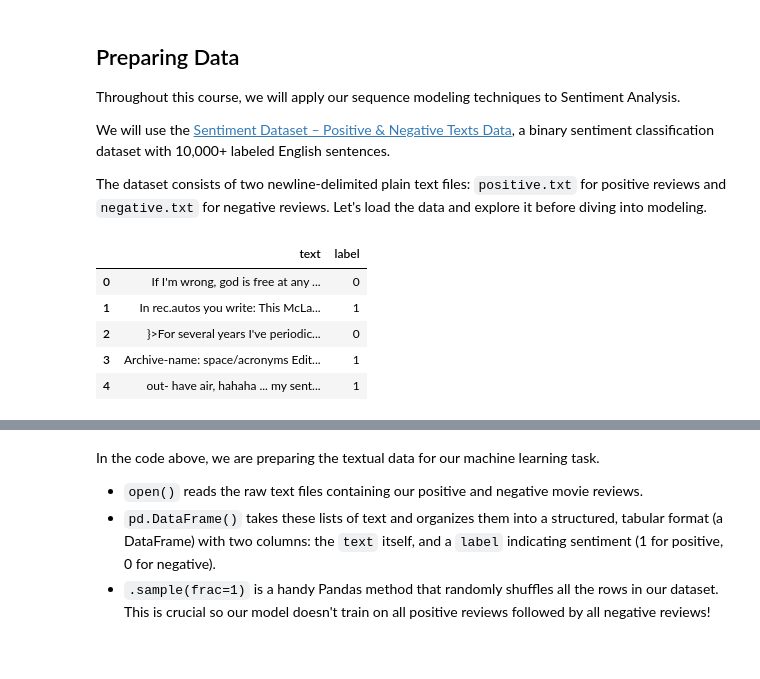
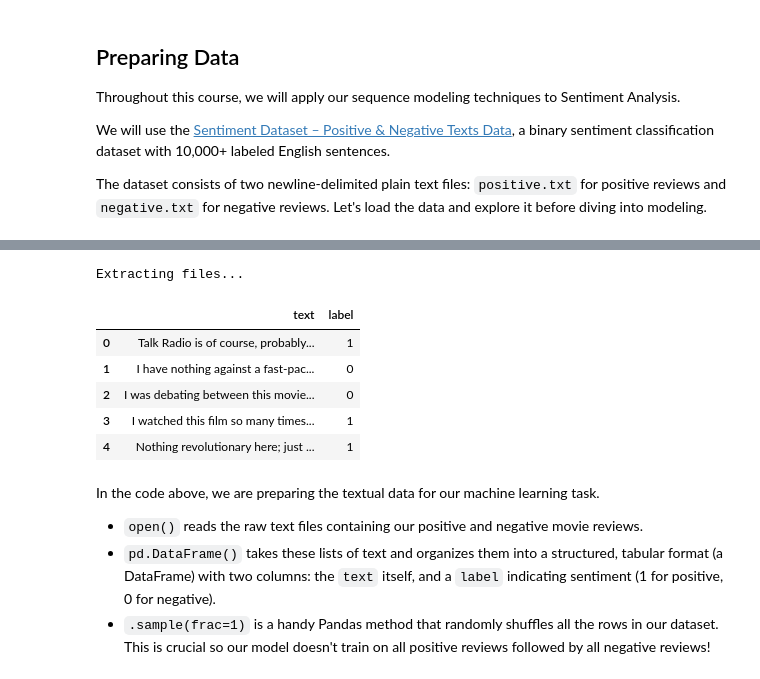
Before and after one commit to kinchittrivedi/Kaggle, a Jupyter notebook: Intermediate_NLP_Preparing_Text_Data.ipynb, the cells around one changed output, grey strips where cells are left out. Saved outputs shown, nothing was run; the diff lists cells and outputs as text; code cells hidden in the pictures.

```diff
--- a/Intermediate_NLP_Preparing_Text_Data.ipynb
+++ b/Intermediate_NLP_Preparing_Text_Data.ipynb
@@ -26,31 +31,30 @@ Throughout this course, we will apply our sequence modeling techniques to Sentim
 We will use the [Sentiment Dataset – Positive & Negative Texts Data](https://www.kaggle.com/datasets/sadamumer/sentiment-dataset-positive-and-negative-texts-data), a binary sentiment classification dataset with 10,000+ labeled English sentences.
 
 The dataset consists of two newline-delimited plain text files: `positive.txt` for positive reviews and `negative.txt` for negative reviews. Let's load the data and explore it before diving into modeling.
-# %%
-import pandas as pd
-from sklearn.datasets import fetch_20newsgroups
-
-# 1. Fetch positive/negative sample text data using sklearn
-pos_data = fetch_20newsgroups(subset='train', categories=['rec.autos', 'sci.space'], remove=('headers', 'footers', 'quotes'))
-neg_data = fetch_20newsgroups(subset='train', categories=['alt.atheism', 'comp.graphics'], remove=('headers', 'footers', 'quotes'))
-
-# 2. Extract clean, non-empty lines
-positives = [text.strip().replace('\n', ' ') for text in pos_data.data if len(text.strip()) > 10][:5331]
-negatives = [text.strip().replace('\n', ' ') for text in neg_data.data if len(text.strip()) > 10][:5331]
-
-# 3. Create DataFrame matching your notebook's exact schema
-df = pd.DataFrame({
-    'text': positives + negatives,
-    'label': [1] * len(positives) + [0] * len(negatives)
-})
-
-# 4. Shuffle dataset
-df = df.sample(frac=1, random_state=42).reset_index(drop=True)
-df.head()
-# %% [output]
-|  | text | label |
-| 0 | If I'm wrong, god is free at any ... | 0 |
-| 1 | In rec.autos you write: This McLa... | 1 |
-| 2 | }>For several years I've periodic... | 0 |
-| 3 | Archive-name: space/acronyms Edit... | 1 |
-| 4 | out- have air, hahaha ... my sent... | 1 |
+# %%
+import pandas as pd
+import os
+import kagglehub
+
+#  Load the Data
+dataset_path = kagglehub.dataset_download("kinchittrivedi/sentiment-analysis-movie-reviews")
+positive_file_path = os.path.join(dataset_path, 'positive.txt')
+negative_file_path = os.path.join(dataset_path, 'negative.txt')
+
+with open(positive_file_path, "r", encoding="latin-1") as f:
+    positives = [line.strip() for line in f]
+
+with open(negative_file_path, "r", encoding="latin-1") as f:
+    negatives = [line.strip() for line in f]
+
+# Create a DataFrame containing the text and the labels
+df = pd.DataFrame({
+    'text': positives + negatives,
+    'label': [1] * len(positives) + [0] * len(negatives) # 1 = Positive, 0 = Negative
+})
+
+# Shuffle the dataset so positive and negative reviews are mixed
+df = df.sample(frac=1, random_state=42).reset_index(drop=True)
+
+df.head()
+# %% [output]
@@ -57,3 +62,10 @@ df.head()
+Extracting files...
+|  | text | label |
+| 0 | Talk Radio is of course, probably... | 1 |
+| 1 | I have nothing against a fast-pac... | 0 |
+| 2 | I was debating between this movie... | 0 |
+| 3 | I watched this film so many times... | 1 |
+| 4 | Nothing revolutionary here; just ... | 1 |
 # %% [markdown]
 In the code above, we are preparing the textual data for our machine learning task.
 
```
Also changed, not shown: parts of 7 cells of this notebook.
